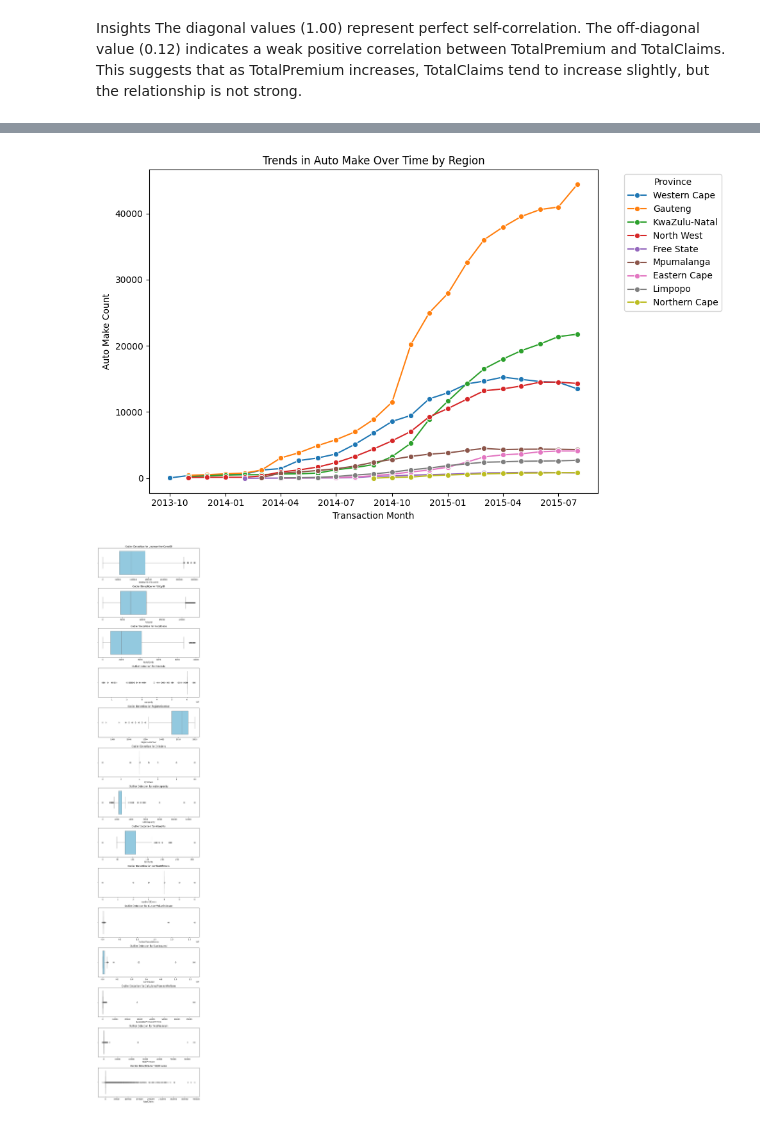
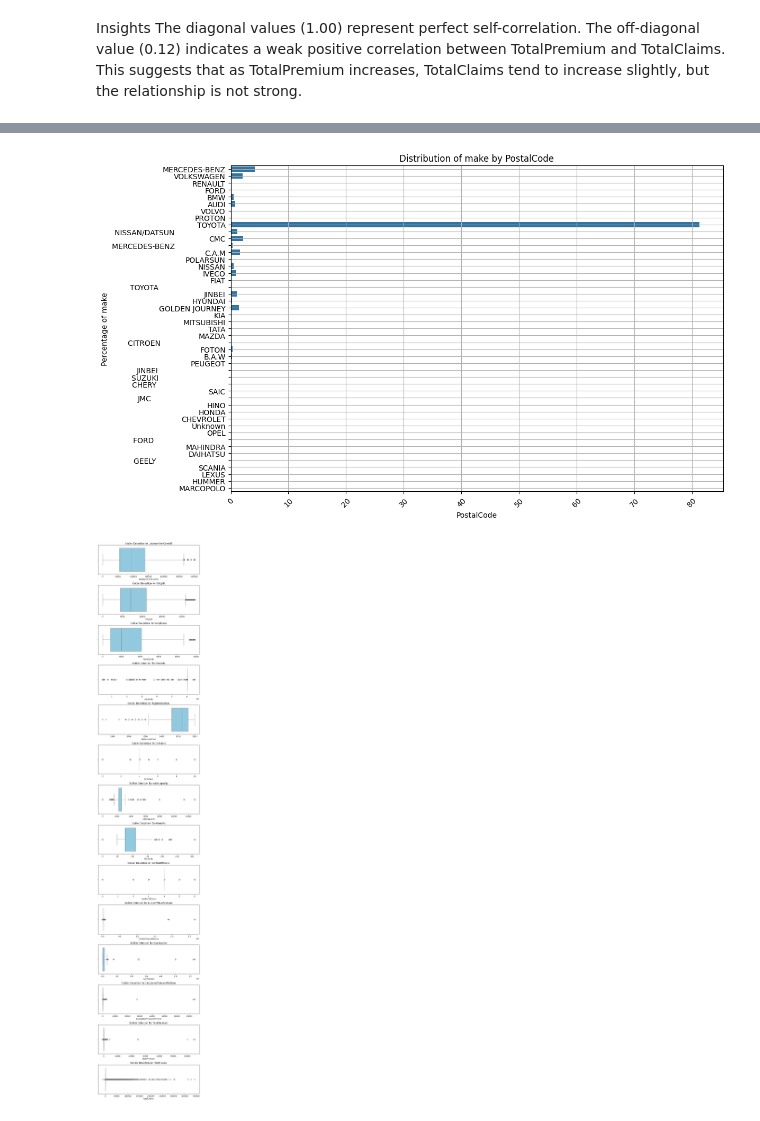
Before and after one commit to b-sam16/AlphaCare-Insurance-Analysis, a Jupyter notebook: notebooks/eda.ipynb, the cells around one changed output, grey strips where cells are left out. Cells and saved outputs as stored; diff of their text form; code cells hidden in the pictures.

Commit message:
Updated the visualization module

```diff
--- a/notebooks/eda.ipynb
+++ b/notebooks/eda.ipynb
@@ -225,9 +219,8 @@ visualizer.plot_cover_type_trend()
 # %%
-
-# Plot Auto Make trends across regions
-visualizer.plot_auto_make_trend()
+#Compare Auto Make trends across regions over Geography
+visualizer.compare_geographical_trends(feature='make', by='PostalCode')
 # %% [output]
-[figure, old version]
+[figure, new version]
 # %%
 # Detect Outliers with Box Plots
 visualizer.plot_outlier_detection()
```
Also changed, not shown: parts of 3 cells of this notebook, 2 other files.
